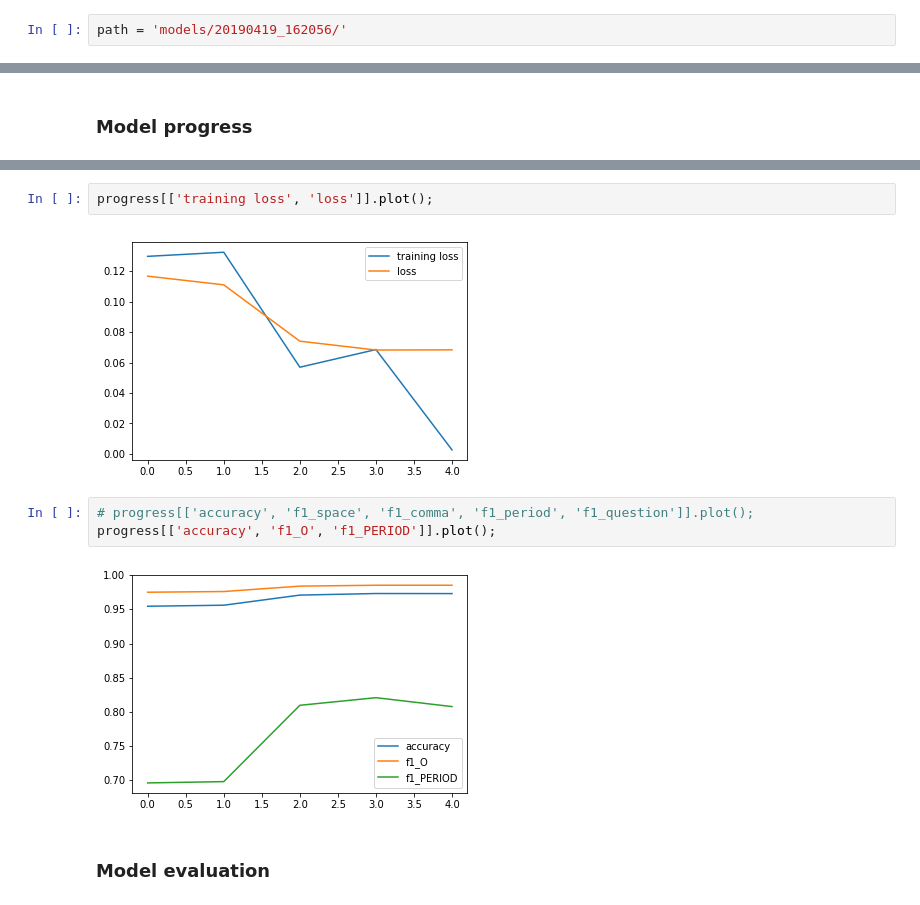
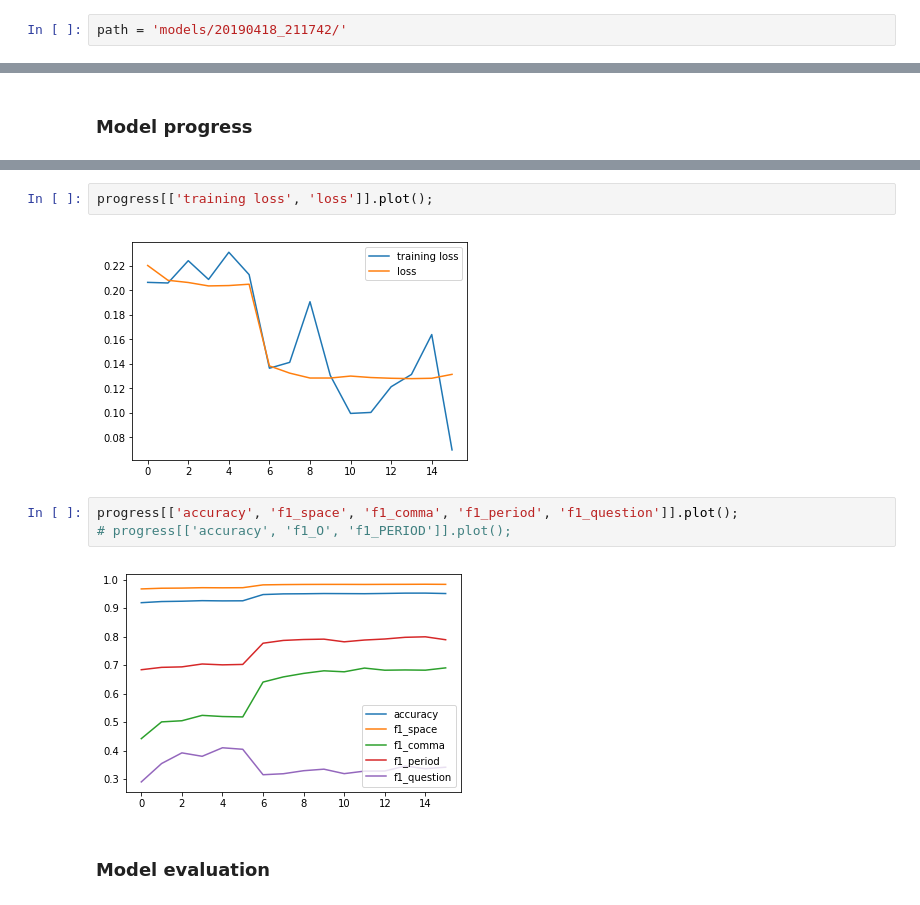
Before and after one commit to nkrnrnk/BertPunc, a Jupyter notebook: evaluate.ipynb, the cells around one changed output, grey strips where cells are left out. Drawn from its saved outputs; the diff is of its cells as text.

```diff
--- a/evaluate.ipynb
+++ b/evaluate.ipynb
@@ -21,7 +21,7 @@ glob('models/*')
 # %% [output]
 ['models/20190418_211742', 'models/20190419_162056']
 # %%
-path = 'models/20190419_162056/'
+path = 'models/20190418_211742/'
 # %% [markdown]
 ### Prepare
 # %%
@@ -81,12 +91,12 @@ progress
 # %%
 progress[['training loss', 'loss']].plot();
 # %% [output]
-[figure, old version]
+[figure, new version]
 # %%
-# progress[['accuracy', 'f1_space', 'f1_comma', 'f1_period', 'f1_question']].plot();
-progress[['accuracy', 'f1_O', 'f1_PERIOD']].plot();
+progress[['accuracy', 'f1_space', 'f1_comma', 'f1_period', 'f1_question']].plot();
+# progress[['accuracy', 'f1_O', 'f1_PERIOD']].plot();
 # %% [output]
-[figure, old version]
+[figure, new version]
 # %% [markdown]
 ### Model evaluation
 # %%
```
Also changed, not shown: parts of 10 cells of this notebook.
